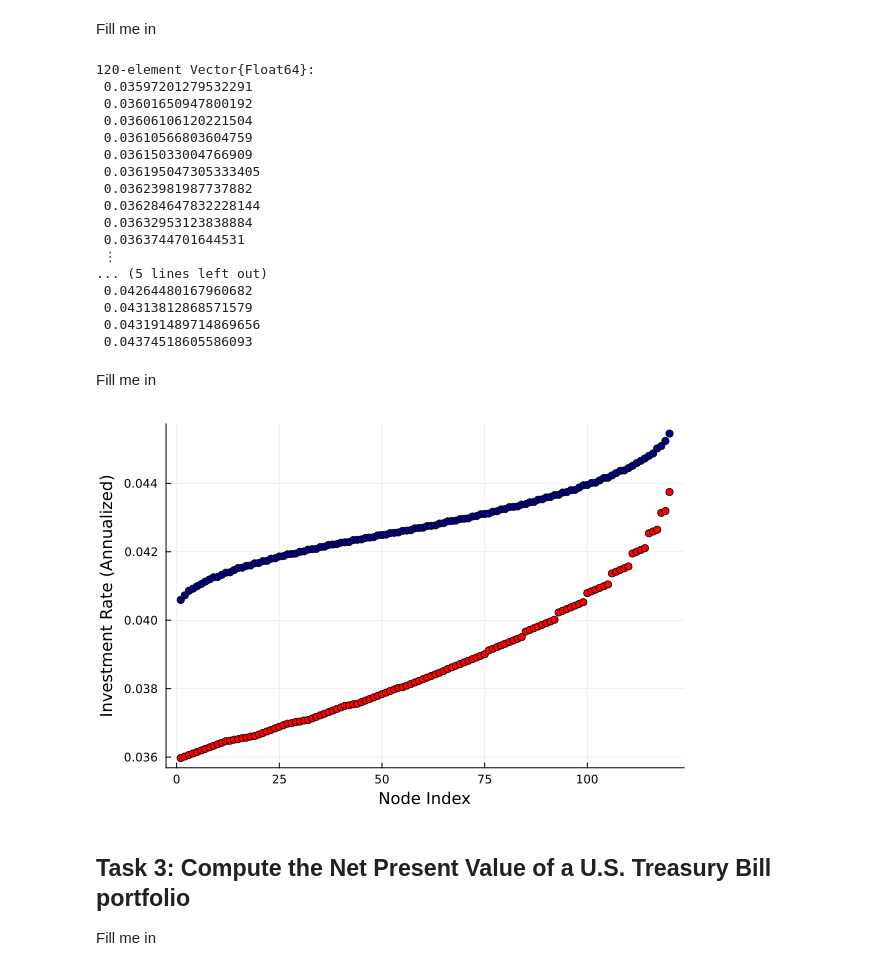
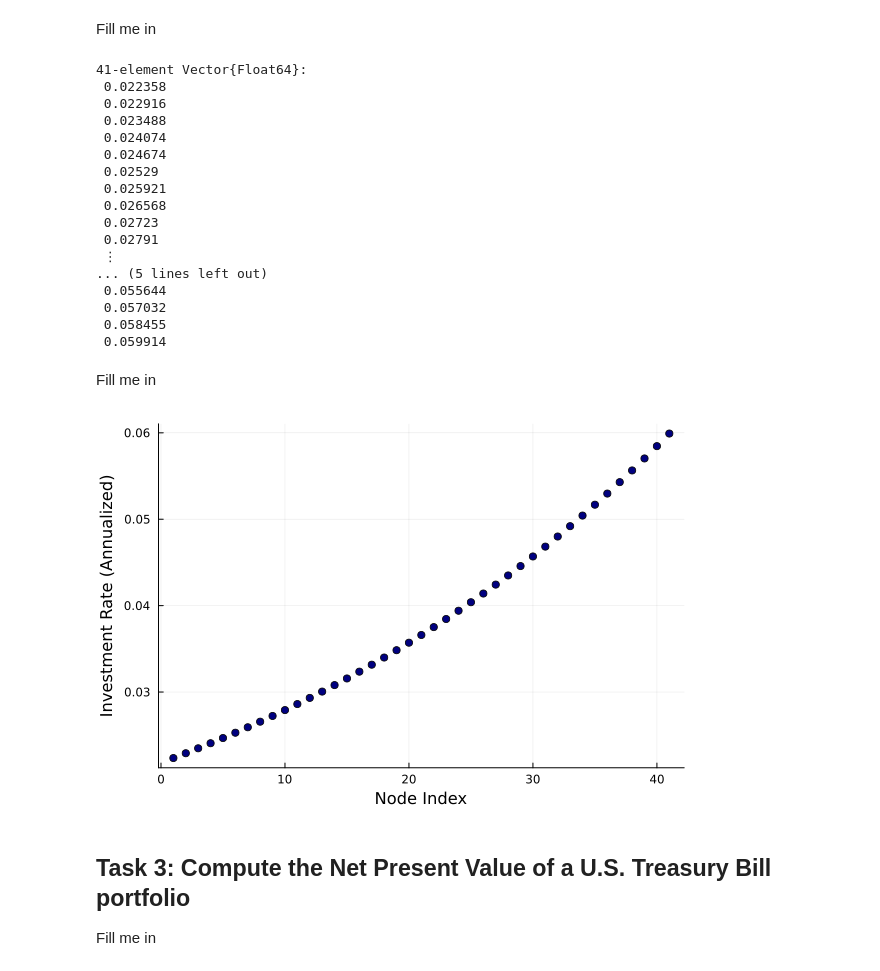
Before and after one commit to sabrina803/PS1-CHEME-5660-CIR-TEMPLATE-Fall-2025, a Jupyter notebook: PS1-CHEME-5660-Solution-IRR-Fall-2025.ipynb, the cells around one changed output. Saved outputs shown, nothing was run; the diff lists cells and outputs as text; code cells hidden in the pictures.

```diff
--- a/PS1-CHEME-5660-Solution-IRR-Fall-2025.ipynb
+++ b/PS1-CHEME-5660-Solution-IRR-Fall-2025.ipynb
@@ -22,7 +22,7 @@ For additional information on functions and types used in this material, see the
 Let's define some constants that we will use throughout the problem set. See the comment next to each constant for a description of its purpose, permissible values, units, etc.
 # %%
 Δt = (1/252); # units: years, time step for the lattice model, daily steps (trading days basis)
-number_of_steps = 15; # project value out to this many time steps
+number_of_steps = 21; # project value out to this many time steps
 n = 3; # number of branches at each node
 # %% [markdown]
 ___
@@ -156,16 +252,15 @@ do_I_see_4_week_interest_rate_plot = true; # this is a flag to indicate that we
 ## Task 2: Lattice model for the investment rate of 52-week U.S. Treasury Bills
 In this task, we will build a lattice model for the investment rate of 52-week U.S. Treasury Bills. The process is similar to Task 1, but we will use different parameters and a different initial interest rate.
 # %%
-interest_rate_tree_52_week = let
+interest_rate_tree_52_week, parameters_52_week = let
 
     # initialize -
     μ₊ = 3.21; # up factor drift
-    μ₋ = -(1/μ₊); # down factor drift
     μₒ = 0.0; # neutral factor drift
 
     # compute the delta values for the interest rate tree -
     Δ = [
-        exp(μ₊*Δt) , exp(μₒ*Δt), exp(μ₋*Δt) # this is the amount by which the interest rate changes at each step (daily)
+        exp(μ₊*Δt) , exp(μₒ*Δt), exp(-μ₊*Δt) # this is the amount by which the interest rate changes at each step (daily)
     ];
     r̄ = 0.0366; # initial interest rate (Issue date: 09/04/2025, Maturity: 10/03/2026, 52-week U.S. Treasury Bill)
     h = number_of_steps - 1; # number of time steps to project out
@@ -175,8 +270,16 @@ interest_rate_tree_52_week = let
         n = n, h = h,
     )) |> tree -> populate!(tree, r̄, Δ);
 
+    # let's package up the parameters for later use -
+    parameters = (
+        μ₊ = μ₊,
+        μ₋ = -μ₊,
+        μₒ = μₒ,
+        Δ = Δ,
+        r̄ = r̄,
+    );
 
-    interest_rate_tree # return
+    interest_rate_tree, parameters # return
 end;
 # %% [markdown]
 Fill me in
@@ -185,60 +288,54 @@ future_interest_rates_array_52_week = let
 
     # initialize -
     lattice = interest_rate_tree_52_week;
-    level_index_to_inspect = 14; # which level of the tree to inspect
-    nodes_at_level = interest_rate_tree_52_week.levels[level_index_to_inspect];
+    level_to_inspect = (number_of_steps - 1); # level to inspect in the lattice, this is the last level
+    nodes_at_level = interest_rate_tree_52_week.levels[level_to_inspect];
     possible_interest_rates = Array{Float64}(undef, length(nodes_at_level));
 
     # let's fill the array with the interest rates at this level -
     for i ∈ eachindex(nodes_at_level)
         value = lattice.data[nodes_at_level[i]];
-        possible_interest_rates[i] = value.quantity; # extract the interest rate quantity from the node data
+        possible_interest_rates[i] = value.quantity |> x-> round(x, digits=6); # extract the interest rate quantity from the node data
     end
 
-    possible_interest_rates |> sort
+    possible_interest_rates |> sort |> unique;
 end
 # %% [output]
-120-element Vector{Float64}:
- 0.03597201279532291
- 0.03601650947800192
- 0.03606106120221504
- 0.03610566803604759
- 0.03615033004766909
- 0.036195047305333405
- 0.03623981987737882
- 0.036284647832228144
- 0.03632953123838884
- 0.0363744701644531
+41-element Vector{Float64}:
+ 0.022358
+ 0.022916
+ 0.023488
+ 0.024074
+ 0.024674
+ 0.02529
+ 0.025921
+ 0.026568
+ 0.02723
+ 0.02791
  ⋮
 ... (5 lines left out)
- 0.04264480167960682
- 0.04313812868571579
- 0.043191489714869656
- 0.04374518605586093
+ 0.055644
+ 0.057032
+ 0.058455
+ 0.059914
 # %% [markdown]
 Fill me in
 # %%
 let
 
     plot(
-        future_interest_rates_array_4_week,
+        future_interest_rates_array_52_week,
         seriestype = :scatter,
         c = :navy,
         xlabel = "Node Index",
         ylabel = "Investment Rate (Annualized)",
         legend = false,
     )
 
-    plot!(
-        future_interest_rates_array_52_week,
-        seriestype = :scatter,
-        c = :red,
-        legend = false,
-    )
 
 end
 # %% [output]
-[figure, old version]
+[figure, new version]
 # %% [markdown]
 ## Task 3: Compute the Net Present Value of a U.S. Treasury Bill portfolio
 Fill me in
```
Also changed, not shown: parts of 11 cells of this notebook, 2 other files.
